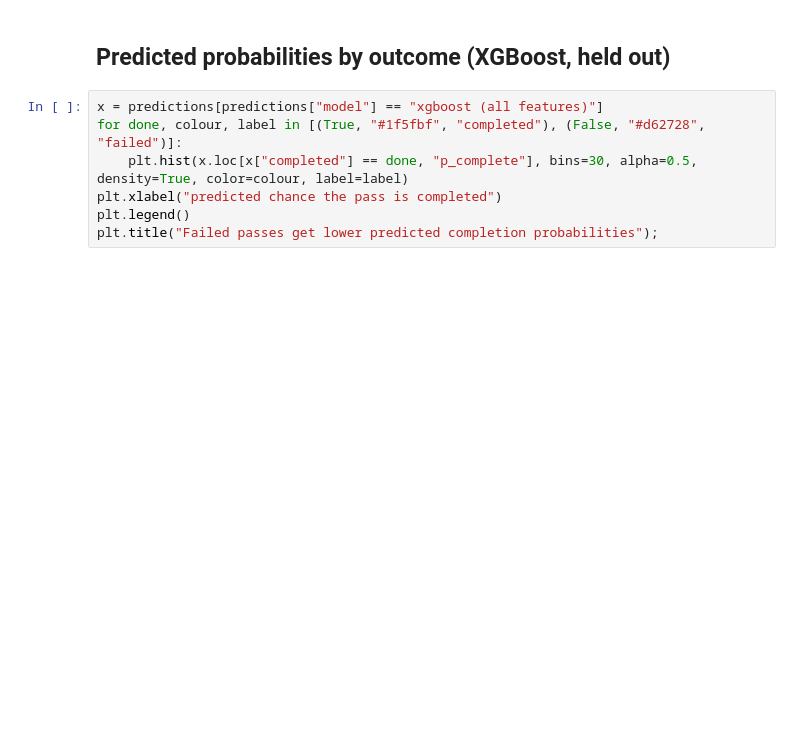
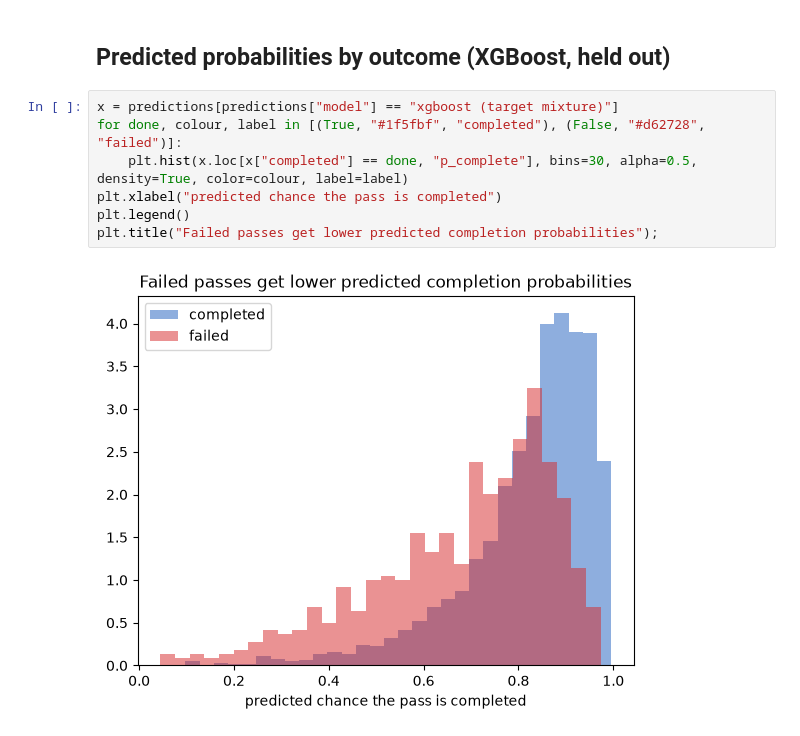
Before and after one commit to Michael-R254/pass-completion-tracking, a Jupyter notebook: notebooks/03_models.ipynb, the cells around one changed output. Drawn from its saved outputs; the diff is of its cells as text; blank space fills up the shorter version.

Commit message:
D5: target mixture becomes the headline model; step 5/6 outputs, README and benchmarks regenerated for it

```diff
--- a/notebooks/03_models.ipynb
+++ b/notebooks/03_models.ipynb
@@ -32,9 +82,11 @@ inner.pivot_table(index=["max_depth", "learning_rate", "n_estimators"], columns=
 # %% [markdown]
 ## Predicted probabilities by outcome (XGBoost, held out)
 # %%
-x = predictions[predictions["model"] == "xgboost (all features)"]
+x = predictions[predictions["model"] == "xgboost (target mixture)"]
 for done, colour, label in [(True, "#1f5fbf", "completed"), (False, "#d62728", "failed")]:
     plt.hist(x.loc[x["completed"] == done, "p_complete"], bins=30, alpha=0.5, density=True, color=colour, label=label)
 plt.xlabel("predicted chance the pass is completed")
 plt.legend()
 plt.title("Failed passes get lower predicted completion probabilities");
+# %% [output]
+[figure, added]
```
Also changed, not shown: parts of 5 cells of this notebook, 27 other files.
